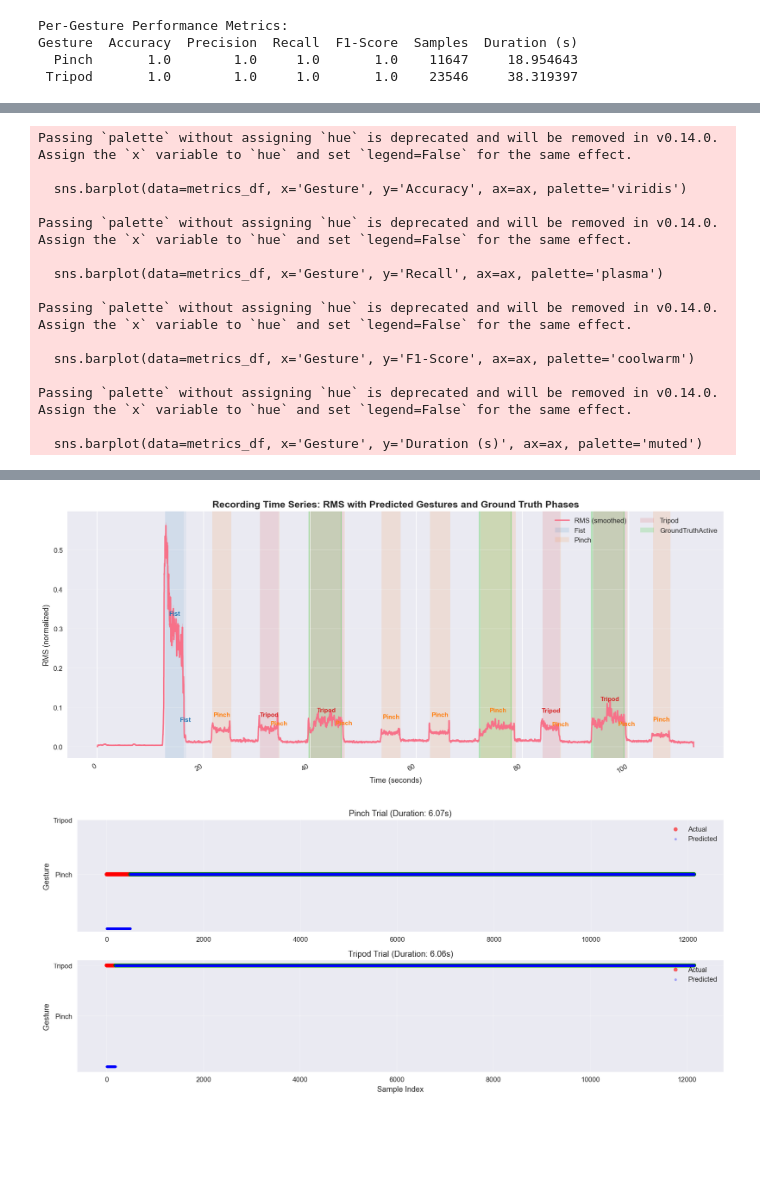
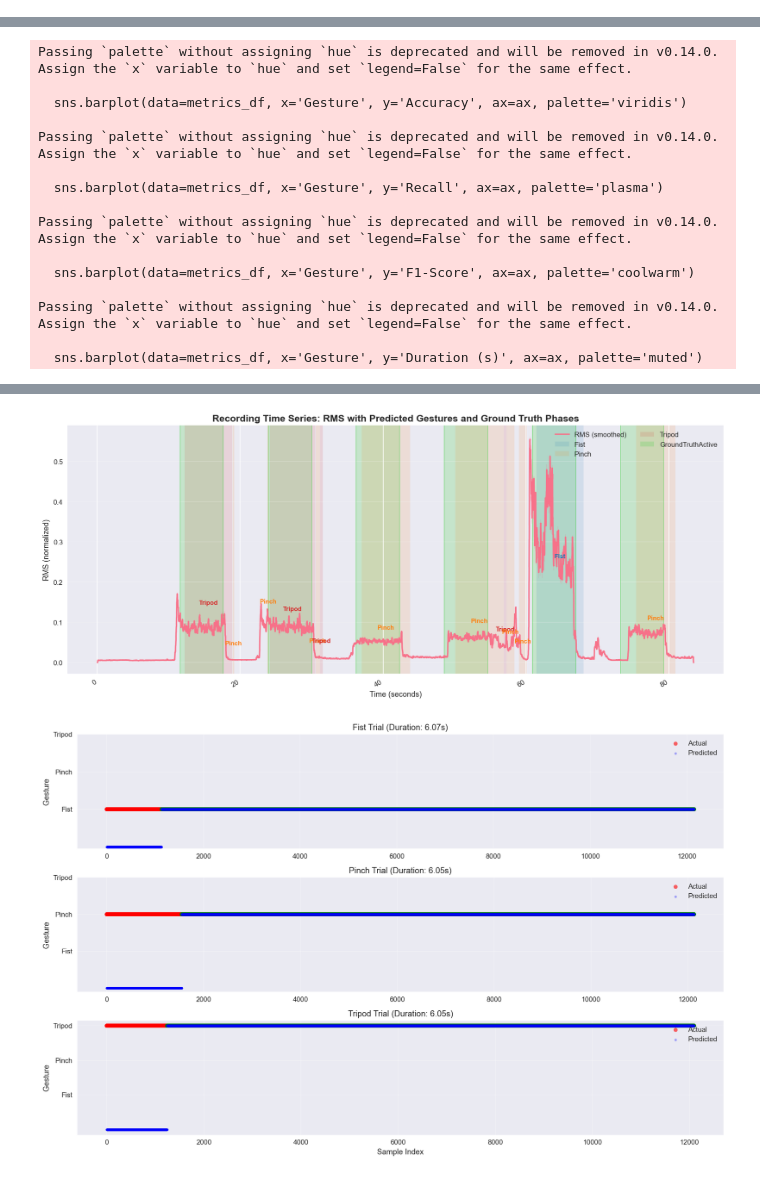
Before and after one commit to PaulZwie/playagain_pipeline, a Jupyter notebook: playagain_pipeline/performance_assessment/performance_assessment.ipynb, the cells around one changed output, grey strips where cells are left out. Drawn from its saved outputs; the diff is of its cells as text; code cells hidden in the pictures; blank space fills up the shorter version.

```diff
--- a/playagain_pipeline/performance_assessment/performance_assessment.ipynb
+++ b/playagain_pipeline/performance_assessment/performance_assessment.ipynb
@@ -23,7 +23,7 @@ CANONICAL_LABELS = ["Rest", "Fist", "Pinch", "Tripod"]  # display order
 # ── Select specific recording to analyse ──────────────────────────────────────
 # Set the subject and session folder name (without paths)
 TARGET_SUBJECT = "VP_01"
-TARGET_SESSION = "game_2026-03-25_10-38-16"
+TARGET_SESSION = "game_2026-03-25_13-40-23"
 
 # Construct paths directly
 session_dir = DATA_ROOT / TARGET_SUBJECT / TARGET_SESSION
@@ -490,4 +497,0 @@ weighted avg       1.00      0.97      0.98     36435
-Per-Gesture Performance Metrics:
-Gesture  Accuracy  Precision  Recall  F1-Score  Samples  Duration (s)
-  Pinch       1.0        1.0     1.0       1.0    11647     18.954643
- Tripod       1.0        1.0     1.0       1.0    23546     38.319397
@@ -498,15 +507,15 @@ Passing `palette` without assigning `hue` is deprecated and will be removed in v
-Passing `palette` without assigning `hue` is deprecated and will be removed in v0.14.0. Assign the `x` variable to `hue` and set `legend=False` for the same effect.
-
-  sns.barplot(data=metrics_df, x='Gesture', y='Accuracy', ax=ax, palette='viridis')
-
-Passing `palette` without assigning `hue` is deprecated and will be removed in v0.14.0. Assign the `x` variable to `hue` and set `legend=False` for the same effect.
-
-  sns.barplot(data=metrics_df, x='Gesture', y='Recall', ax=ax, palette='plasma')
-
-Passing `palette` without assigning `hue` is deprecated and will be removed in v0.14.0. Assign the `x` variable to `hue` and set `legend=False` for the same effect.
-
-  sns.barplot(data=metrics_df, x='Gesture', y='F1-Score', ax=ax, palette='coolwarm')
-
-Passing `palette` without assigning `hue` is deprecated and will be removed in v0.14.0. Assign the `x` variable to `hue` and set `legend=False` for the same effect.
-
-  sns.barplot(data=metrics_df, x='Gesture', y='Duration (s)', ax=ax, palette='muted')
+Passing `palette` without assigning `hue` is deprecated and will be removed in v0.14.0. Assign the `x` variable to `hue` and set `legend=False` for the same effect.
+
+  sns.barplot(data=metrics_df, x='Gesture', y='Accuracy', ax=ax, palette='viridis')
+
+Passing `palette` without assigning `hue` is deprecated and will be removed in v0.14.0. Assign the `x` variable to `hue` and set `legend=False` for the same effect.
+
+  sns.barplot(data=metrics_df, x='Gesture', y='Recall', ax=ax, palette='plasma')
+
+Passing `palette` without assigning `hue` is deprecated and will be removed in v0.14.0. Assign the `x` variable to `hue` and set `legend=False` for the same effect.
+
+  sns.barplot(data=metrics_df, x='Gesture', y='F1-Score', ax=ax, palette='coolwarm')
+
+Passing `palette` without assigning `hue` is deprecated and will be removed in v0.14.0. Assign the `x` variable to `hue` and set `legend=False` for the same effect.
+
+  sns.barplot(data=metrics_df, x='Gesture', y='Duration (s)', ax=ax, palette='muted')
@@ -514,2 +523,2 @@ Passing `palette` without assigning `hue` is deprecated and will be removed in v
-[figure, old version]
+[figure, new version]
-[figure, old version]
+[figure, new version]
```
Also changed, not shown: parts of 1 cell of this notebook, 1 other file.
